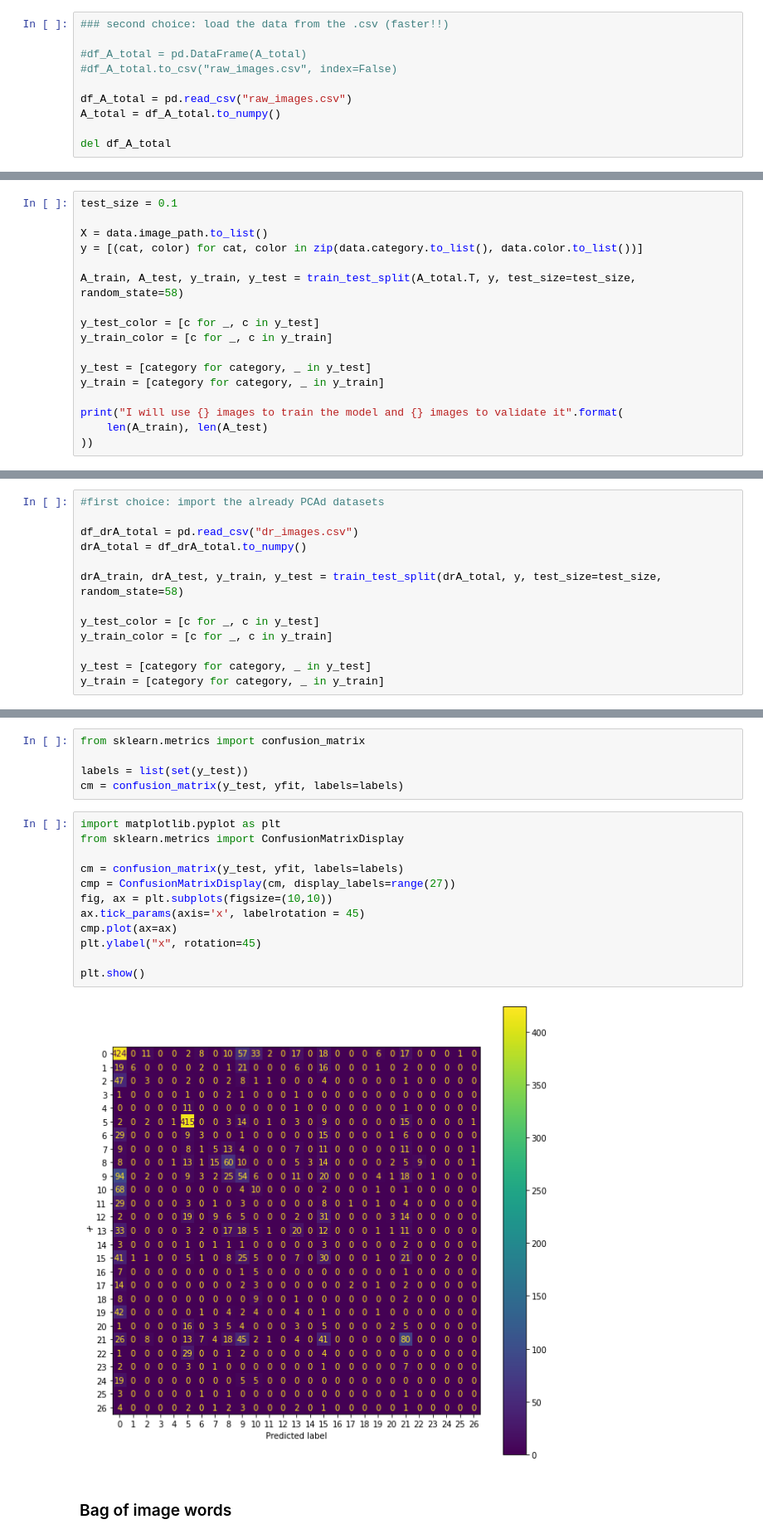
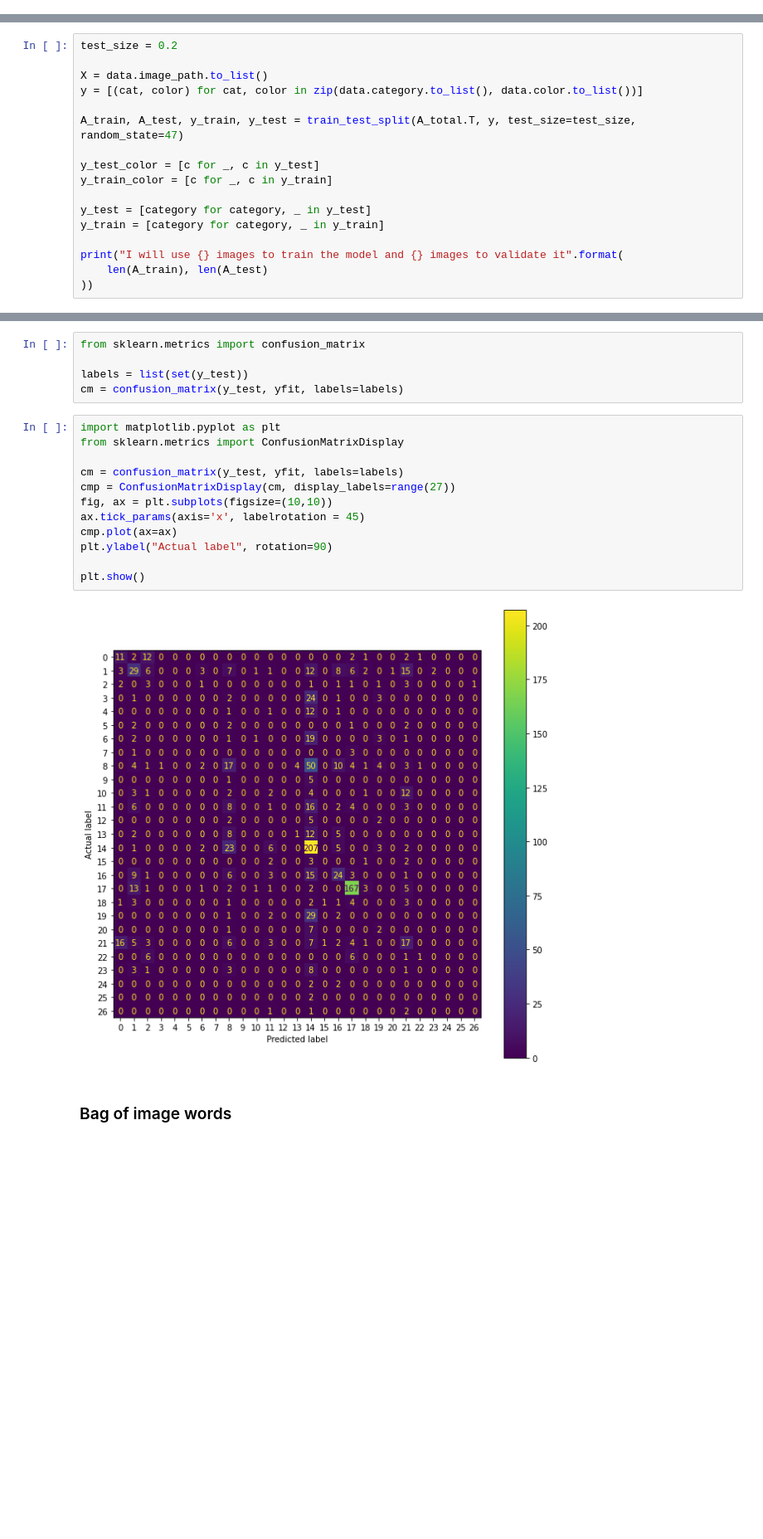
Before and after one commit to fBaz92/machine-learning-fundamentals, a Jupyter notebook: progetto_fml_v3.ipynb, the cells around one changed output, grey strips where cells are left out. Shown at 83% size. Cells and saved outputs as stored; diff of their text form; blank space fills up the shorter version.

```diff
--- a/progetto_fml_v3.ipynb
+++ b/progetto_fml_v3.ipynb
@@ -320,13 +320,3 @@ The number of feature, for each image, is 75600
 X = data.image_path.to_list()
 
 A_total = extract_images(paths=X, target_w=target_w, target_h=target_h, target_ar=target_ar)
-# %%
-### second choice: load the data from the .csv (faster!!)
-
-#df_A_total = pd.DataFrame(A_total)
-#df_A_total.to_csv("raw_images.csv", index=False)
-
-df_A_total = pd.read_csv("raw_images.csv")
-A_total = df_A_total.to_numpy()
-
-del df_A_total
@@ -333,10 +333,10 @@ del df_A_total
 # %%
-test_size = 0.1
+test_size = 0.2
 
 X = data.image_path.to_list()
 y = [(cat, color) for cat, color in zip(data.category.to_list(), data.color.to_list())]
 
-A_train, A_test, y_train, y_test = train_test_split(A_total.T, y, test_size=test_size, random_state=58)
+A_train, A_test, y_train, y_test = train_test_split(A_total.T, y, test_size=test_size, random_state=47)
 
 y_test_color = [c for _, c in y_test]
 y_train_color = [c for _, c in y_train]
@@ -393,15 +408,2 @@ plt.show()
 # %% [markdown]
 ## PCA
-# %%
-#first choice: import the already PCAd datasets
-
-df_drA_total = pd.read_csv("dr_images.csv")
-drA_total = df_drA_total.to_numpy()
-
-drA_train, drA_test, y_train, y_test = train_test_split(drA_total, y, test_size=test_size, random_state=58)
-
-y_test_color = [c for _, c in y_test]
-y_train_color = [c for _, c in y_train]
-
-y_test = [category for category, _ in y_test]
-y_train = [category for category, _ in y_train]
@@ -571,17 +594,17 @@ cm = confusion_matrix(y_test, yfit, labels=labels)
 # %%
 import matplotlib.pyplot as plt
 from sklearn.metrics import ConfusionMatrixDisplay
 
 cm = confusion_matrix(y_test, yfit, labels=labels)
 cmp = ConfusionMatrixDisplay(cm, display_labels=range(27))
 fig, ax = plt.subplots(figsize=(10,10))
 ax.tick_params(axis='x', labelrotation = 45)
 cmp.plot(ax=ax)
-plt.ylabel("x", rotation=45)
+plt.ylabel("Actual label", rotation=90)
 
 plt.show()
 # %% [output]
-[figure, old version]
+[figure, new version]
 # %% [markdown]
 ### Bag of image words
 # %% [markdown]
```
Also changed, not shown: parts of 32 cells of this notebook.
